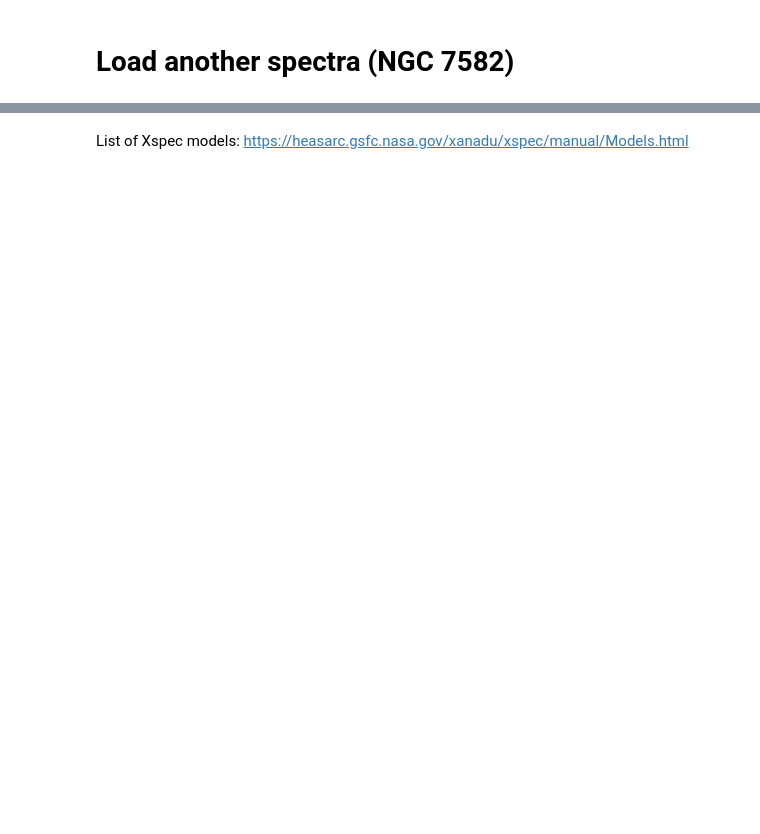
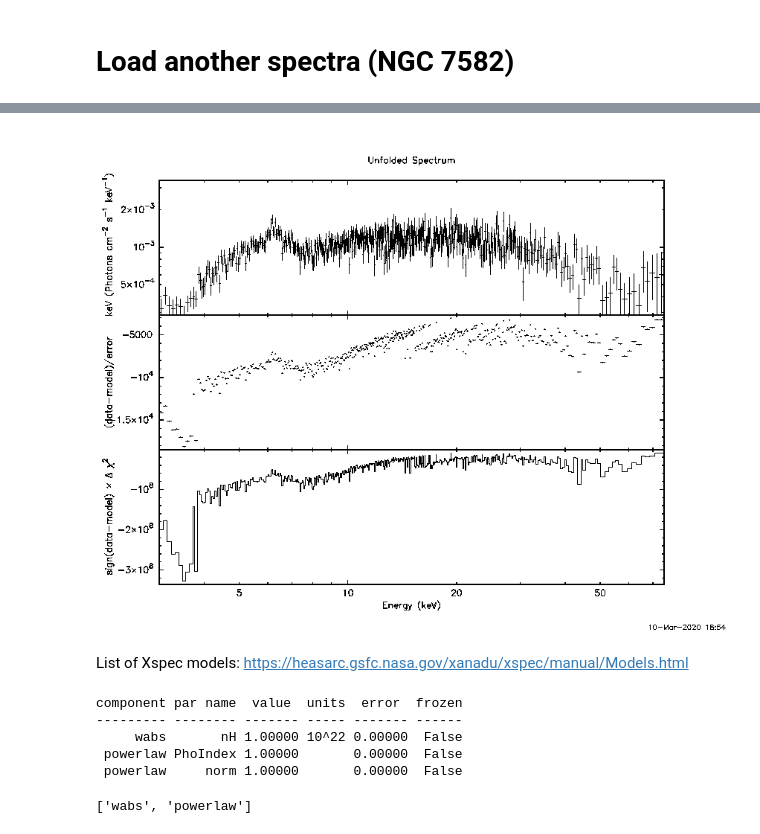
Before and after one commit to bowe46/new_timing_students, a Jupyter notebook: examples/xspec_tutorial.ipynb, the cells around one changed output, grey strips where cells are left out. Drawn from its saved outputs; the diff is of its cells as text; code cells hidden in the pictures; blank space fills up the shorter version.

```diff
--- a/examples/xspec_tutorial.ipynb
+++ b/examples/xspec_tutorial.ipynb
@@ -136,0 +163,4 @@ m3 = xsp.Model('zphabs*(pexrav+zgauss)')
+# %%
+plot_spectrum("euf del chisq")
+# %% [output]
+[figure, added]
@@ -137,3 +171,15 @@ m3 = xsp.Model('zphabs*(pexrav+zgauss)')
 # %% [markdown]
  List of Xspec models:
  https://heasarc.gsfc.nasa.gov/xanadu/xspec/manual/Models.html
+# %%
+print_model(m)
+# %% [output]
+component par name  value  units  error  frozen
+--------- -------- ------- ----- ------- ------
+     wabs       nH 1.00000 10^22 0.00000  False
+ powerlaw PhoIndex 1.00000       0.00000  False
+ powerlaw     norm 1.00000       0.00000  False
+# %%
+m.componentNames
+# %% [output]
+['wabs', 'powerlaw']
```
Also changed, not shown: parts of 31 cells of this notebook.
